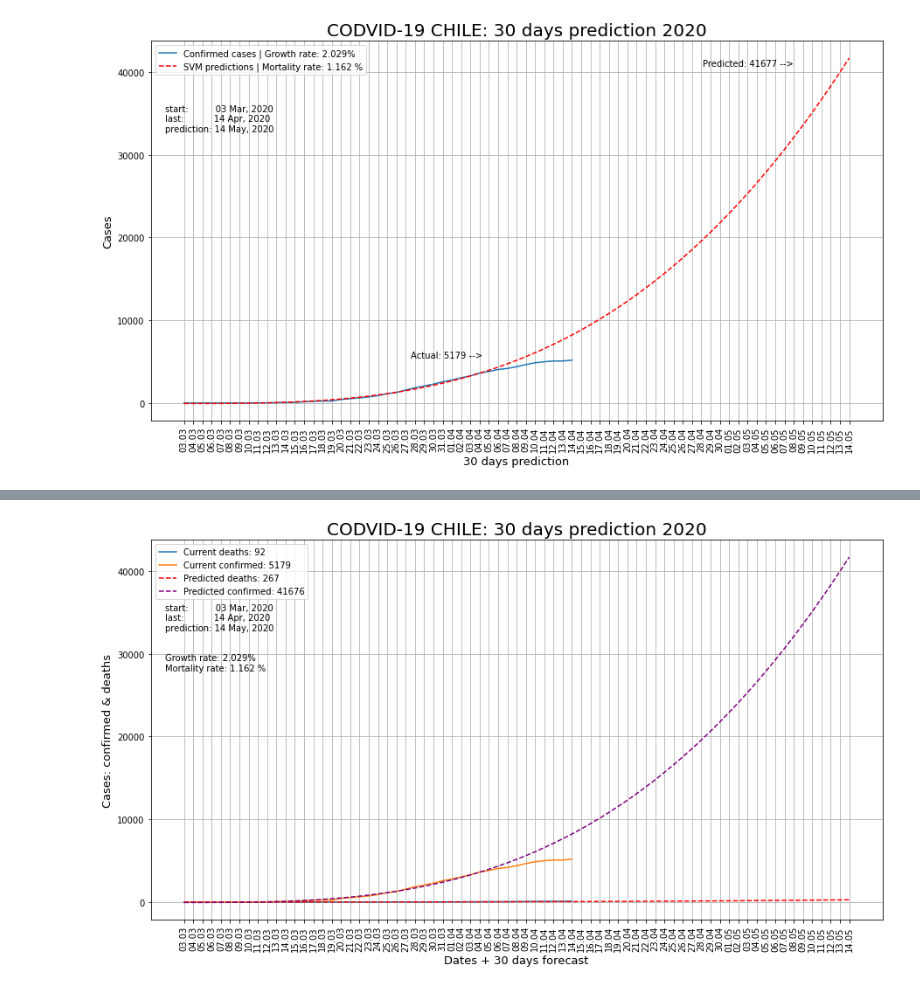
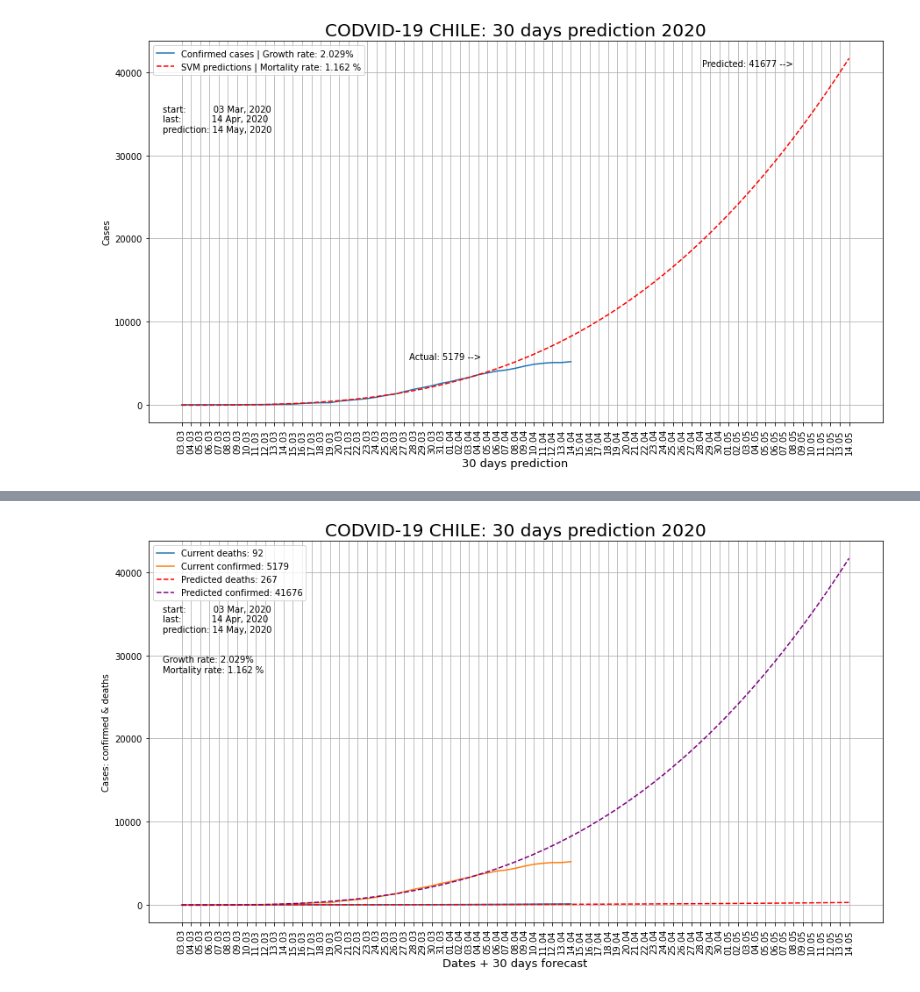
Before and after one commit to GUNTERMAXIMUS/covid-19predictCL, a Jupyter notebook: covod_19_2.ipynb, the cells around one changed output, grey strips where cells are left out. Saved outputs shown, nothing was run; the diff lists cells and outputs as text; code cells hidden in the pictures.

```diff
--- a/covod_19_2.ipynb
+++ b/covod_19_2.ipynb
@@ -249,19 +319,17 @@ ObservationDate_datetime_str = [i.strftime('%d.%m') for i in ObservationDate_dat
 # %%
-plt.figure(figsize = (15, 8))
-plt.plot(adjusted_dates, y)
-plt.plot(ObservationDate_datetime_str, svm_prediction, linestyle='dashed', color='red')
-plt.title('CODVID-19 CHILE: 30 days prediction 2020', size = 20)
-plt.xlabel('30 days prediction', size = 13)
-plt.ylabel('Cases', size = 13)
-plt.legend([f'Confirmed cases | Growth rate: {round(growth_rate, 3)}%', f'SVM predictions | Mortality rate: {round(mortality_rate, 3)} %'])
+title = 'CODVID-19 CHILE: 30 days prediction 2020'
+legend_confirmed = [f'Confirmed cases | Growth rate: {round(growth_rate, 3)}%', f'SVM predictions | Mortality rate: {round(mortality_rate, 3)} %']
+two_plots_ini(adjusted_dates, y,
+              ObservationDate_datetime_str, svm_prediction,
+              title,
+              '30 days prediction',
+              'Cases',
+              legend_confirmed)
+
 plt.figtext(x = 0.14, y = 0.70, s = f'start:          {start_date_str}\nlast:           {last_date_str} \nprediction: {pred_date_str}')
 plt.figtext(x = 0.40, y = 0.25, s = f'Actual: {int(np.array(df.Confirmed - (df.Deaths + df.Recovered))[-1])} -->')
 plt.figtext(x = 0.71, y = 0.83, s = f'Predicted: {int(round(svm_prediction[-1]))} -->')
 
-plt.xticks(size=10, rotation = 'vertical')
-plt.yticks(size=10)
-
-plt.grid(b = True)
 plt.show()
 # %% [output]
 [figure]
@@ -287,27 +352,24 @@ plt.show()
 # %%
-plt.figure(figsize = (15, 8))
-plt.plot(adjusted_dates, deaths)
-plt.plot(adjusted_dates, y)
-plt.plot(ObservationDate_datetime_str, prediction_deaths, linestyle='dashed', color = 'red')
-plt.plot(ObservationDate_datetime_str, svm_prediction, linestyle='dashed', color = 'purple')
-plt.title('CODVID-19 CHILE: 30 days prediction 2020', size = 20)
-plt.xlabel('Dates + 30 days forecast', size = 13)
-plt.ylabel('Cases: confirmed & deaths', size = 13)
-plt.legend([f'Current deaths: {int(deaths[-1])}',
-            f'Current confirmed: {int(confirmed[-1])}',
-            f'Predicted deaths: {int(prediction_deaths[-1])}',
-            f'Predicted confirmed: {int(svm_prediction[-1])}'])
+legend_confirmed_deaths = [f'Current deaths: {int(deaths[-1])}',
+                          f'Current confirmed: {int(confirmed[-1])}',
+                          f'Predicted deaths: {int(prediction_deaths[-1])}',
+                          f'Predicted confirmed: {int(svm_prediction[-1])}']
+
+four_plots_ini(adjusted_dates, deaths,
+               adjusted_dates, y,
+               ObservationDate_datetime_str, prediction_deaths,
+               ObservationDate_datetime_str, svm_prediction,
+               title,
+               'Dates + 30 days forecast',
+               'Cases: confirmed & deaths',
+               legend_confirmed_deaths)
 
 plt.figtext(x = 0.14, y = 0.70,
             s = f'start:          {start_date_str}\nlast:           {last_date_str} \nprediction: {pred_date_str}')
 
 plt.figtext(x = 0.14, y = 0.62,
             s = f'Growth rate: {round(growth_rate, 3)}%\nMortality rate: {round(mortality_rate, 3)} %')
 
-plt.xticks(size=10, rotation = 'vertical')
-plt.yticks(size=10)
-
-plt.grid(b = True)
 plt.show()
 # %% [output]
-[figure, old version]
+[figure, new version]
```
Also changed, not shown: parts of 10 cells of this notebook.
